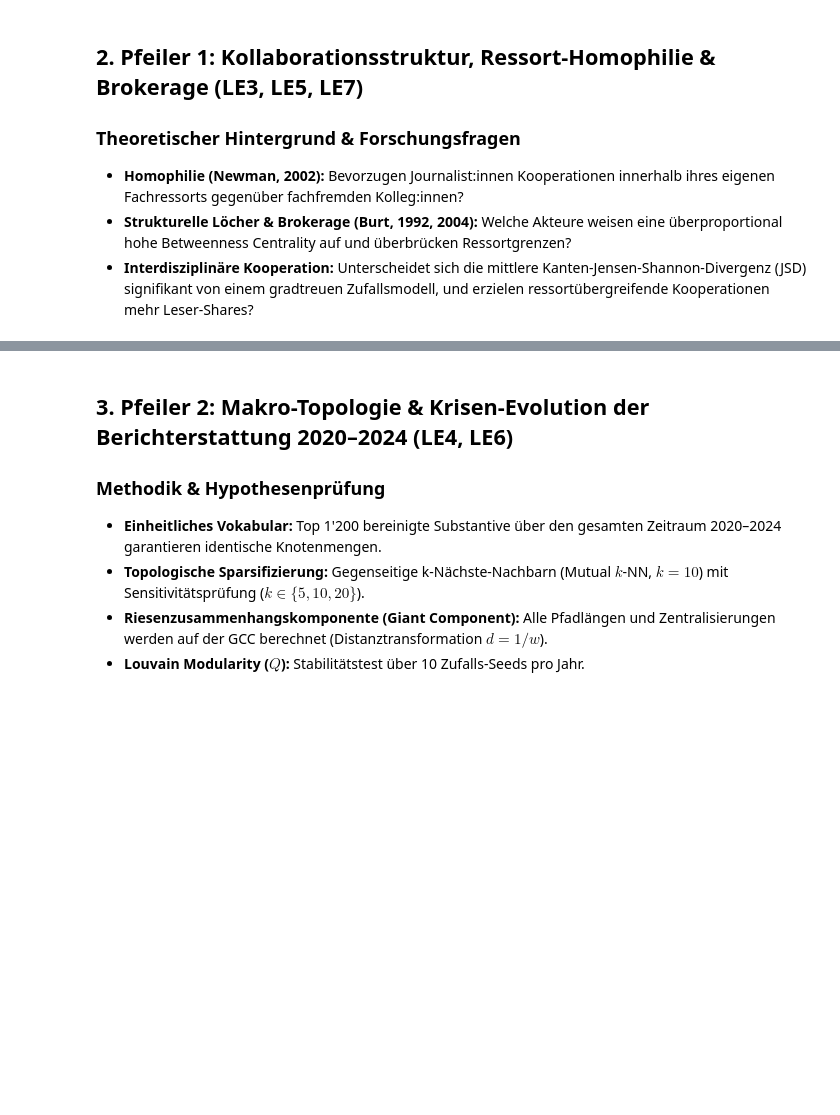
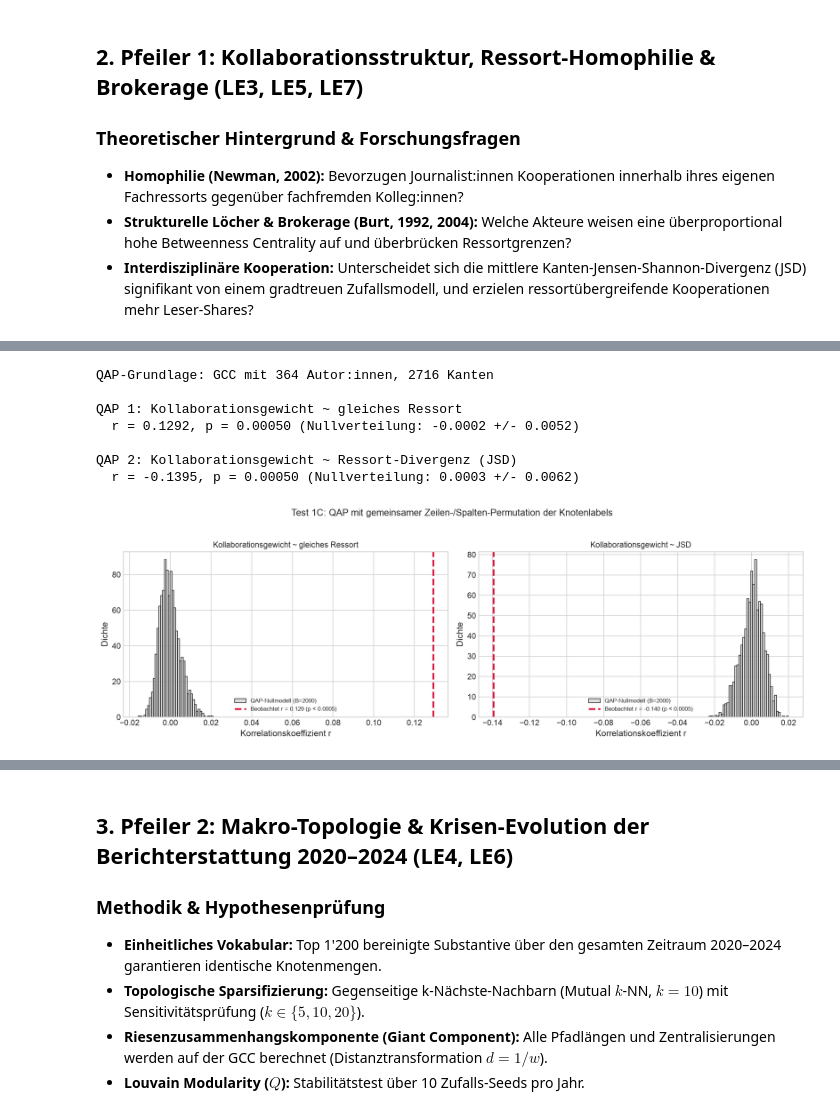
Before and after one commit to ibidreli/SAN_20_Minuten, a Jupyter notebook: src/02_analyse.ipynb, the cells around one changed output, grey strips where cells are left out. Cells and saved outputs as stored; diff of their text form; code cells hidden in the pictures; blank space fills up the shorter version.

```diff
--- a/src/02_analyse.ipynb
+++ b/src/02_analyse.ipynb
@@ -256,0 +263,70 @@ Empirischer p-Wert (geringere JSD als bei zufälligem Matching): p = 0.00200
+# %%
+# 2.4 Test 1C: QAP - Dyadischer Hypothesentest auf Kantenmatrizen (LE7, Skript Kap. 11)
+# Tests 1A und 1B permutieren Knotenlabels bzw. die Topologie. Der QAP-Test
+# arbeitet dagegen direkt auf zwei Kantenmatrizen und permutiert Knotenlabels
+# GEMEINSAM auf Zeilen und Spalten. Nur so bleibt die netzwerkinterne
+# Abhaengigkeitsstruktur erhalten, die eine gewoehnliche Korrelation verletzt.
+
+# Analyse auf der Giant Connected Component, da Matrizen ueber isolierte Knoten
+# nur Nullzeilen beitragen wuerden.
+gcc_nodes_collab = max(nx.connected_components(G_collab), key=len)
+G_gcc_collab = G_collab.subgraph(gcc_nodes_collab).copy()
+qap_node_order = sorted(G_gcc_collab.nodes())
+print(f'QAP-Grundlage: GCC mit {len(qap_node_order)} Autor:innen, {G_gcc_collab.number_of_edges()} Kanten')
+
+# Matrix A: Kollaborationsstaerke (Newman-Gewicht)
+M_weight = edge_matrix_from_edge_attribute(G_gcc_collab, qap_node_order, 'weight')
+# Matrix B: gleiches dominantes Ressort? (Knotenattribut auf Kanten projiziert
+# -> gemischter monadisch-dyadischer Hypothesentest gemaess LE7)
+M_same_ressort = edge_matrix_from_node_attribute(G_gcc_collab, qap_node_order, 'dominant_ressort')
+# Matrix C: Ressort-Divergenz ueber ALLE Dyaden, nicht nur ueber Kanten.
+# Eine reine Kanten-Matrix waere fuer nicht benachbarte Paare null und die
+# Korrelation wuerde teilweise blosse Kanten-Kopraesenz messen statt des
+# inhaltlichen Zusammenhangs.
+M_jsd = jsd_matrix_from_profiles(G_gcc_collab, qap_node_order)
+
+B_QAP = 2000
+
+# H1: Kollaborationen sind staerker zwischen Personen desselben Ressorts
+qap_weight_ressort = qap_correlation_test(M_weight, M_same_ressort, n_perm=B_QAP, seed=42)
+print(f"\nQAP 1: Kollaborationsgewicht ~ gleiches Ressort")
+print(f"  r = {qap_weight_ressort['r_observed']:.4f}, p = {qap_weight_ressort['p_value']:.5f} "
+      f"(Nullverteilung: {qap_weight_ressort['null_mean']:.4f} +/- {qap_weight_ressort['null_std']:.4f})")
+
+# H2: Je staerker die Kollaboration, desto aehnlicher die Ressort-Profile
+# Erwartung bei Homophilie: negative Korrelation (starke Kollaboration bei
+# geringer Profil-Divergenz). Daher zweiseitig getestet.
+qap_weight_jsd = qap_correlation_test(M_weight, M_jsd, n_perm=B_QAP, seed=42, alternative='two-sided')
+print(f"\nQAP 2: Kollaborationsgewicht ~ Ressort-Divergenz (JSD)")
+print(f"  r = {qap_weight_jsd['r_observed']:.4f}, p = {qap_weight_jsd['p_value']:.5f} "
+      f"(Nullverteilung: {qap_weight_jsd['null_mean']:.4f} +/- {qap_weight_jsd['null_std']:.4f})")
+
+# Visualisierung der QAP-Nullverteilung
+fig, axes = plt.subplots(1, 2, figsize=(14, 4.5))
+for ax, res, lbl in [
+    (axes[0], qap_weight_ressort, 'Kollaborationsgewicht ~ gleiches Ressort'),
+    (axes[1], qap_weight_jsd, 'Kollaborationsgewicht ~ JSD')
+]:
+    p_floor = 1.0 / (res['n_perm'] + 1)
+    p_txt = f"p < {p_floor:.4f}" if res['p_value'] <= p_floor else f"p = {res['p_value']:.4f}"
+    ax.hist(res['null_distribution'], bins=40, color='lightgray', edgecolor='black',
+            alpha=0.75, density=True, label=f"QAP-Nullmodell (B={res['n_perm']})")
+    ax.axvline(res['r_observed'], color='crimson', linestyle='--', linewidth=2.5,
+               label=f"Beobachtet r = {res['r_observed']:.3f} ({p_txt})")
+    ax.set_title(lbl, fontsize=11)
+    ax.set_xlabel('Korrelationskoeffizient r')
+    ax.set_ylabel('Dichte')
+    ax.legend(fontsize=8)
+plt.suptitle('Test 1C: QAP mit gemeinsamer Zeilen-/Spalten-Permutation der Knotenlabels', y=1.03)
+plt.tight_layout()
+plt.savefig('out_plots/09_qap_null_distributions.png', dpi=300, bbox_inches='tight')
+plt.show()
+# %% [output]
+QAP-Grundlage: GCC mit 364 Autor:innen, 2716 Kanten
+
+QAP 1: Kollaborationsgewicht ~ gleiches Ressort
+  r = 0.1292, p = 0.00050 (Nullverteilung: -0.0002 +/- 0.0052)
+
+QAP 2: Kollaborationsgewicht ~ Ressort-Divergenz (JSD)
+  r = -0.1395, p = 0.00050 (Nullverteilung: 0.0003 +/- 0.0062)
+[figure, added]
```
Also changed, not shown: parts of 19 cells of this notebook, 21 other files.
